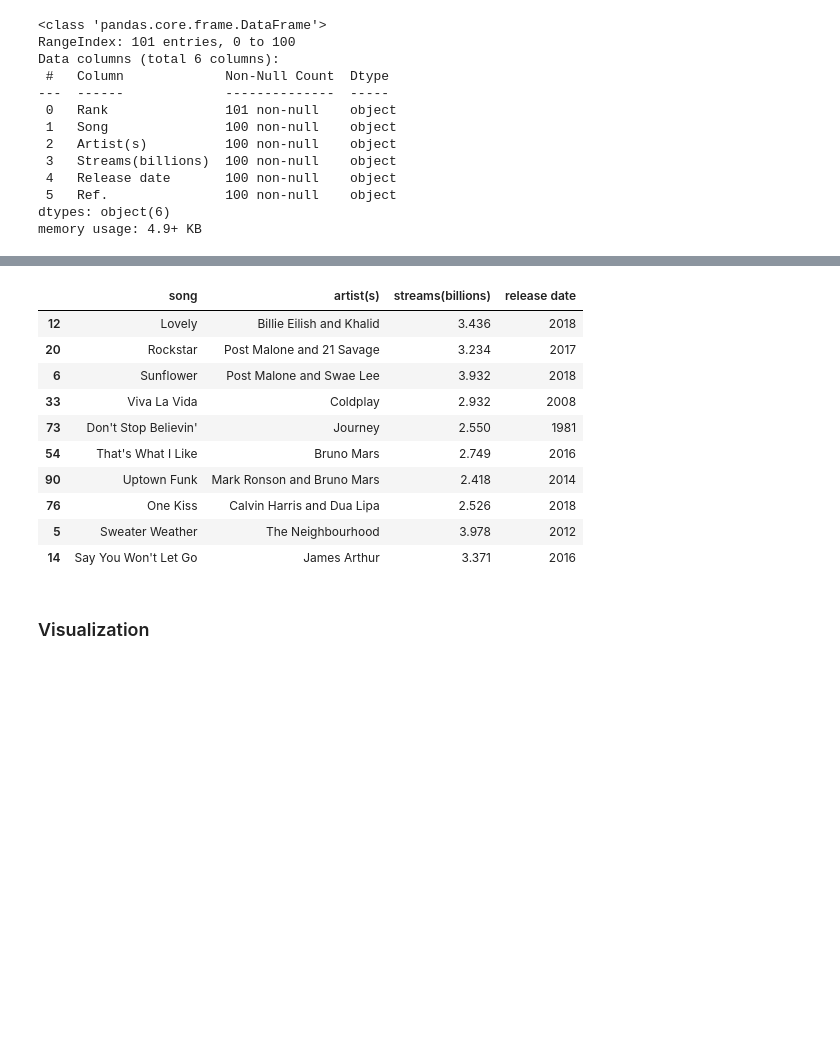
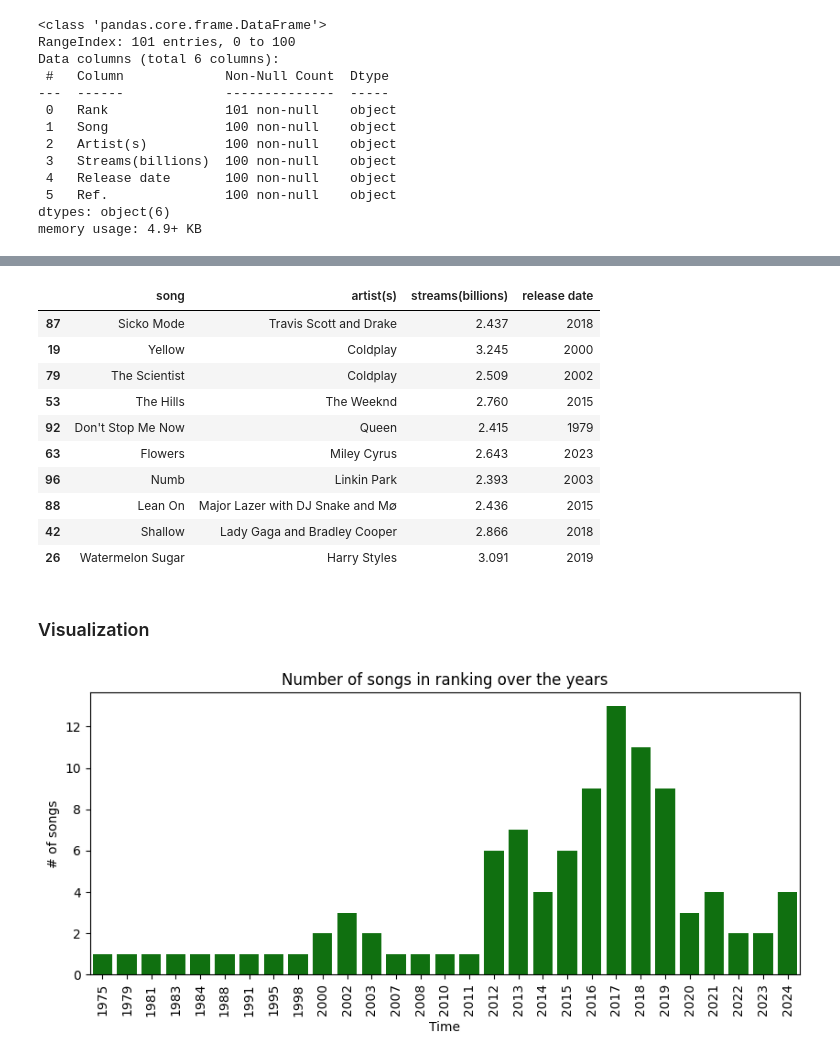
Before and after one commit to aguamelsu/DataScience-and-ML, a Jupyter notebook: homeworks/10_web_scrapping_problems.ipynb, the cells around one changed output, grey strips where cells are left out. Saved outputs shown, nothing was run; the diff lists cells and outputs as text; code cells hidden in the pictures; blank space fills up the shorter version.

```diff
--- a/homeworks/10_web_scrapping_problems.ipynb
+++ b/homeworks/10_web_scrapping_problems.ipynb
@@ -161,3 +162,6 @@ df_baking['release date']
 98    2017
 99    1988
 Name: release date, Length: 100, dtype: int32
+# %%
+# Streams as float
+df_baking['streams(billions)'] = df_baking['streams(billions)'].astype('float')
@@ -166,15 +184,25 @@ df = df_baking.copy()
 df.sample(10)
 # %% [output]
 |  | song | artist(s) | streams(billions) | release date |
-| 12 | Lovely | Billie Eilish and Khalid | 3.436 | 2018 |
-| 20 | Rockstar | Post Malone and 21 Savage | 3.234 | 2017 |
-| 6 | Sunflower | Post Malone and Swae Lee | 3.932 | 2018 |
-| 33 | Viva La Vida | Coldplay | 2.932 | 2008 |
-| 73 | Don't Stop Believin' | Journey | 2.550 | 1981 |
-| 54 | That's What I Like | Bruno Mars | 2.749 | 2016 |
-| 90 | Uptown Funk | Mark Ronson and Bruno Mars | 2.418 | 2014 |
-| 76 | One Kiss | Calvin Harris and Dua Lipa | 2.526 | 2018 |
-| 5 | Sweater Weather | The Neighbourhood | 3.978 | 2012 |
-| 14 | Say You Won't Let Go | James Arthur | 3.371 | 2016 |
+| 87 | Sicko Mode | Travis Scott and Drake | 2.437 | 2018 |
+| 19 | Yellow | Coldplay | 3.245 | 2000 |
+| 79 | The Scientist | Coldplay | 2.509 | 2002 |
+| 53 | The Hills | The Weeknd | 2.760 | 2015 |
+| 92 | Don't Stop Me Now | Queen | 2.415 | 1979 |
+| 63 | Flowers | Miley Cyrus | 2.643 | 2023 |
+| 96 | Numb | Linkin Park | 2.393 | 2003 |
+| 88 | Lean On | Major Lazer with DJ Snake and M∅ | 2.436 | 2015 |
+| 42 | Shallow | Lady Gaga and Bradley Cooper | 2.866 | 2018 |
+| 26 | Watermelon Sugar | Harry Styles | 3.091 | 2019 |
 # %% [markdown]
 ### Visualization
+# %%
+plt.figure(figsize=(10, 4))
+sns.countplot(data=df, x='release date', color='g')
+plt.xticks(rotation=90)
+plt.title('Number of songs in ranking over the years')
+plt.xlabel('Time')
+plt.ylabel('# of songs')
+plt.show()
+# %% [output]
+[figure, added]
```
Also changed, not shown: parts of 10 cells of this notebook.
